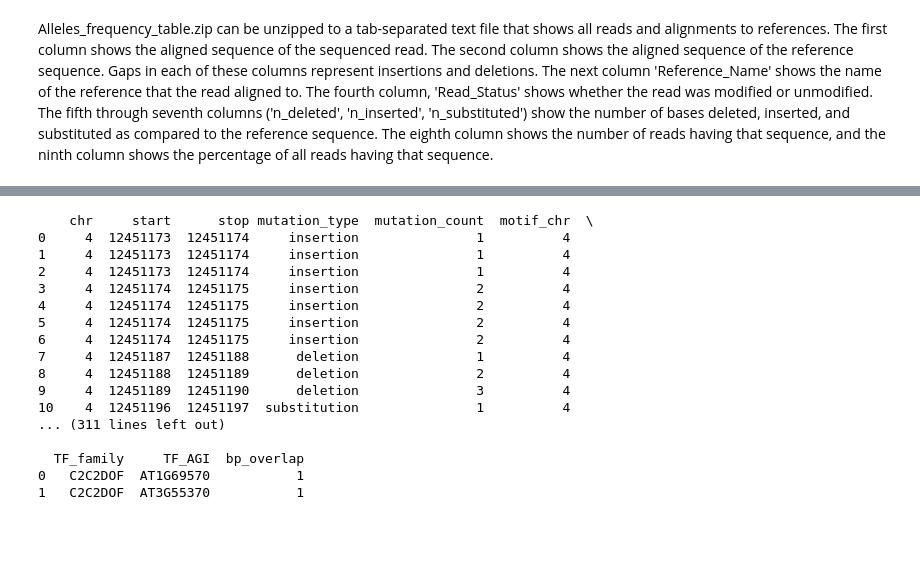
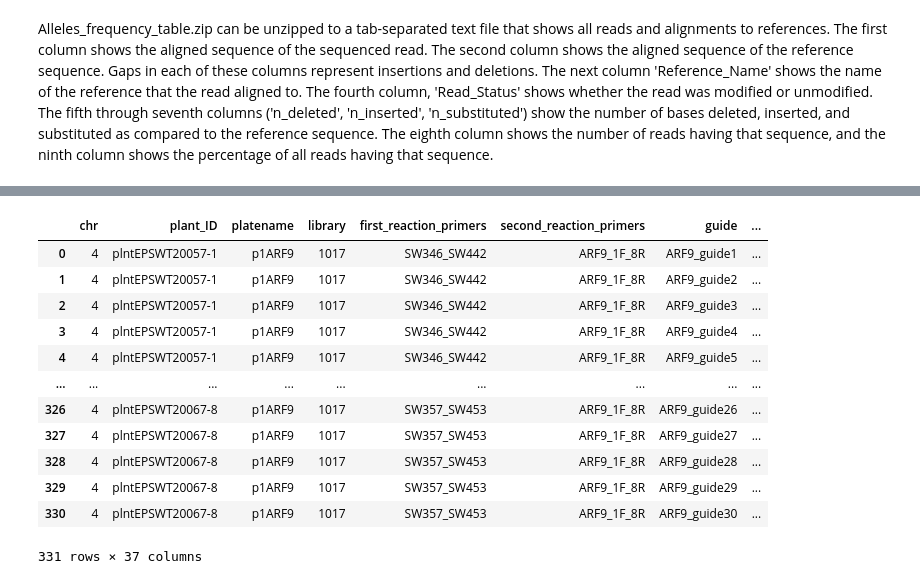
Before and after one commit to samwitham/PromoterArchitecture, a Jupyter notebook: src/CRISPR_library/pacbio_analyse_overlapping_TFBSs.ipynb, the cells around one changed output, grey strips where cells are left out. Drawn from its saved outputs; the diff is of its cells as text; code cells hidden in the pictures; blank space fills up the shorter version.

```diff
--- a/src/CRISPR_library/pacbio_analyse_overlapping_TFBSs.ipynb
+++ b/src/CRISPR_library/pacbio_analyse_overlapping_TFBSs.ipynb
@@ -336,26 +437,25 @@ mutations_ARF9 = f'../../data/CRISPR_library/pacbio/demultiplexed/Data_Package_B
 mutations_ARF18 = f'../../data/CRISPR_library/pacbio/demultiplexed/Data_Package_Batch_04_04_2022/Sam_Witham_EI_SW_ENQ-5142_A_01_Additional_Barcode_Analysis/Variant_call/ARF18_merged.tsv'
 mutations_DREB26 = f'../../data/CRISPR_library/pacbio/demultiplexed/Data_Package_Batch_04_04_2022/Sam_Witham_EI_SW_ENQ-5142_A_01_Additional_Barcode_Analysis/Variant_call/DREB26_merged.tsv'
 mutations_NLP7 = f'../../data/CRISPR_library/pacbio/demultiplexed/Data_Package_Batch_04_04_2022/Sam_Witham_EI_SW_ENQ-5142_A_01_Additional_Barcode_Analysis/Variant_call/NLP7_merged.tsv'
+output_folder = f'../../data/CRISPR_library/pacbio/demultiplexed/Data_Package_Batch_04_04_2022/Sam_Witham_EI_SW_ENQ-5142_A_01_Additional_Barcode_Analysis/Variant_call/'
 # %%
 #read in files
 mutations_ARF9_df,mapped_motifs_df =  read_in_files(mutations_ARF9, mapped_motifs_bed)
-# %%
-find_overlapping_TFBSs(mutations_ARF9_df,mapped_motifs_df)
-# %% [output]
-    chr     start      stop mutation_type  mutation_count  motif_chr  \
-0     4  12451173  12451174     insertion               1          4
-1     4  12451173  12451174     insertion               1          4
-2     4  12451173  12451174     insertion               1          4
-3     4  12451174  12451175     insertion               2          4
-4     4  12451174  12451175     insertion               2          4
-5     4  12451174  12451175     insertion               2          4
-6     4  12451174  12451175     insertion               2          4
-7     4  12451187  12451188      deletion               1          4
-8     4  12451188  12451189      deletion               2          4
-9     4  12451189  12451190      deletion               3          4
-10    4  12451196  12451197  substitution               1          4
-... (311 lines left out)
-
-  TF_family     TF_AGI  bp_overlap
-0   C2C2DOF  AT1G69570           1
-1   C2C2DOF  AT3G55370           1
+# %%
+mutations_df = find_overlapping_TFBSs(mutations_ARF9_df,mapped_motifs_df,output_folder,'ARF9')
+# %%
+mutations_df
+# %% [output]
+|  | chr | plant_ID | platename | library | first_reaction_primers | second_reaction_primers | guide | ... |
+| 0 | 4 | plntEPSWT20057-1 | p1ARF9 | 1017 | SW346_SW442 | ARF9_1F_8R | ARF9_guide1 | ... |
+| 1 | 4 | plntEPSWT20057-1 | p1ARF9 | 1017 | SW346_SW442 | ARF9_1F_8R | ARF9_guide2 | ... |
+| 2 | 4 | plntEPSWT20057-1 | p1ARF9 | 1017 | SW346_SW442 | ARF9_1F_8R | ARF9_guide3 | ... |
+| 3 | 4 | plntEPSWT20057-1 | p1ARF9 | 1017 | SW346_SW442 | ARF9_1F_8R | ARF9_guide4 | ... |
+| 4 | 4 | plntEPSWT20057-1 | p1ARF9 | 1017 | SW346_SW442 | ARF9_1F_8R | ARF9_guide5 | ... |
+| ... | ... | ... | ... | ... | ... | ... | ... | ... |
+| 326 | 4 | plntEPSWT20067-8 | p1ARF9 | 1017 | SW357_SW453 | ARF9_1F_8R | ARF9_guide26 | ... |
+| 327 | 4 | plntEPSWT20067-8 | p1ARF9 | 1017 | SW357_SW453 | ARF9_1F_8R | ARF9_guide27 | ... |
+| 328 | 4 | plntEPSWT20067-8 | p1ARF9 | 1017 | SW357_SW453 | ARF9_1F_8R | ARF9_guide28 | ... |
+| 329 | 4 | plntEPSWT20067-8 | p1ARF9 | 1017 | SW357_SW453 | ARF9_1F_8R | ARF9_guide29 | ... |
+| 330 | 4 | plntEPSWT20067-8 | p1ARF9 | 1017 | SW357_SW453 | ARF9_1F_8R | ARF9_guide30 | ... |
+331 rows × 37 columns
```
Also changed, not shown: parts of 3 cells of this notebook, 1 other file.
